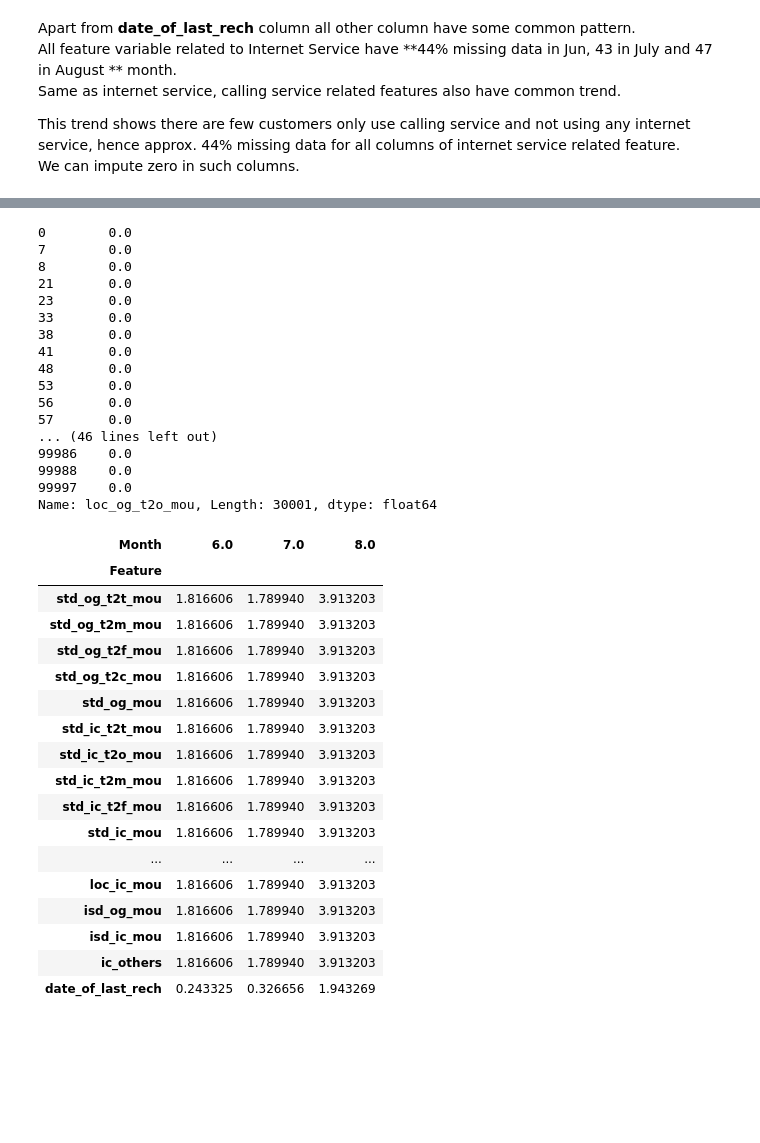
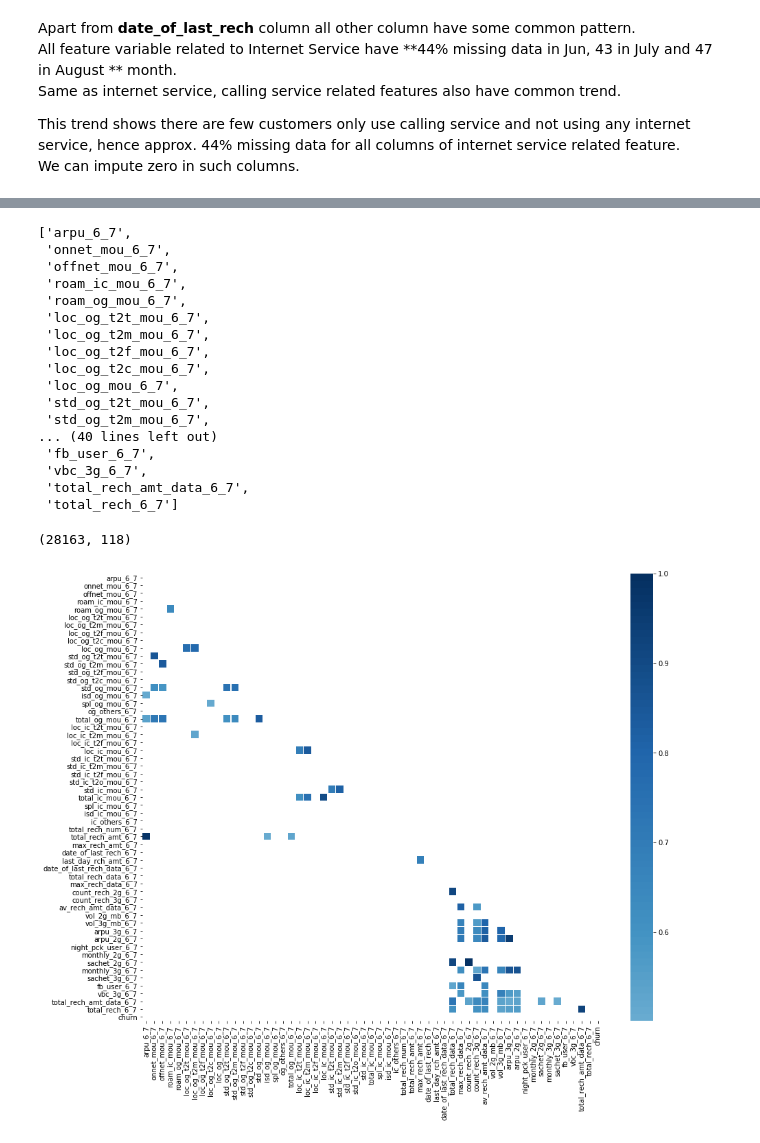
Before and after one commit to ppawar88/DSProject, a Jupyter notebook: Telecom Churn/Telecom Churn .ipynb, the cells around one changed output, grey strips where cells are left out. Cells and saved outputs as stored; diff of their text form; code cells hidden in the pictures; blank space fills up the shorter version.

```diff
--- a/Telecom Churn/Telecom Churn .ipynb
+++ b/Telecom Churn/Telecom Churn .ipynb
@@ -255,42 +252,37 @@ missingDf.sort_values(by='MissingPercent')
+# %%
+goodPhaseCol = [c for c in hvCust.columns if c.endswith("_6_7")]
+goodPhaseCol
+# %% [output]
+['arpu_6_7',
+ 'onnet_mou_6_7',
+ 'offnet_mou_6_7',
+ 'roam_ic_mou_6_7',
+ 'roam_og_mou_6_7',
+ 'loc_og_t2t_mou_6_7',
+ 'loc_og_t2m_mou_6_7',
+ 'loc_og_t2f_mou_6_7',
+ 'loc_og_t2c_mou_6_7',
+ 'loc_og_mou_6_7',
+ 'std_og_t2t_mou_6_7',
+ 'std_og_t2m_mou_6_7',
+... (40 lines left out)
+ 'fb_user_6_7',
+ 'vbc_3g_6_7',
+ 'total_rech_amt_data_6_7',
+ 'total_rech_6_7']
 # %%
-hvCust['loc_og_t2o_mou']
+hvCust.shape
 # %% [output]
-0        0.0
-7        0.0
-8        0.0
-21       0.0
-23       0.0
-33       0.0
-38       0.0
-41       0.0
-48       0.0
-53       0.0
-56       0.0
-57       0.0
-... (46 lines left out)
-99986    0.0
-99988    0.0
-99997    0.0
-Name: loc_og_t2o_mou, Length: 30001, dtype: float64
+(28163, 118)
-# %%
-pvtDf =  missingDf[~np.isnan(missingDf['MissingPercent'])].pivot_table(index=['Feature'], columns=['Month'])
-pvtDf['MissingPercent'].sort_values(by=[6.0, 'Feature'], ascending=False)
-# %% [output]
-| Month | 6.0 | 7.0 | 8.0 |
-| Feature |  |  |  |
-| std_og_t2t_mou | 1.816606 | 1.789940 | 3.913203 |
-| std_og_t2m_mou | 1.816606 | 1.789940 | 3.913203 |
-| std_og_t2f_mou | 1.816606 | 1.789940 | 3.913203 |
-| std_og_t2c_mou | 1.816606 | 1.789940 | 3.913203 |
-| std_og_mou | 1.816606 | 1.789940 | 3.913203 |
-| std_ic_t2t_mou | 1.816606 | 1.789940 | 3.913203 |
-| std_ic_t2o_mou | 1.816606 | 1.789940 | 3.913203 |
-| std_ic_t2m_mou | 1.816606 | 1.789940 | 3.913203 |
-| std_ic_t2f_mou | 1.816606 | 1.789940 | 3.913203 |
-| std_ic_mou | 1.816606 | 1.789940 | 3.913203 |
-| ... | ... | ... | ... |
-| loc_ic_mou | 1.816606 | 1.789940 | 3.913203 |
-| isd_og_mou | 1.816606 | 1.789940 | 3.913203 |
-| isd_ic_mou | 1.816606 | 1.789940 | 3.913203 |
-| ic_others | 1.816606 | 1.789940 | 3.913203 |
-| date_of_last_rech | 0.243325 | 0.326656 | 1.943269 |
+# %%
+#Correlation of Good Phase Data
+col = goodPhaseCol + ['churn']
+corrData = hvCust[col].corr()
+plt.figure(figsize=(15,12))
+#sns.heatmap(data=corrData, cmap='RdBu')
+mask = np.zeros_like(corrData, dtype=np.bool)
+mask[np.triu_indices_from(mask)] = True
+sns.heatmap(corrData[(corrData >= 0.5) | (corrData <= -0.5)], cmap='RdBu', mask=mask, center=0, linewidths= 0.1)
+plt.show()
+# %% [output]
+[figure, added]
```
Also changed, not shown: parts of 24 cells of this notebook.
